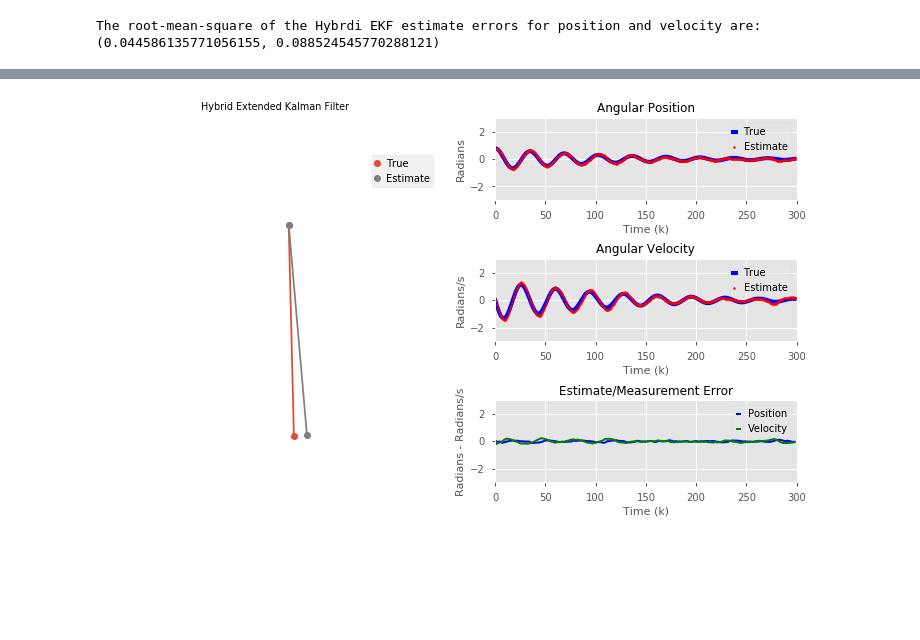
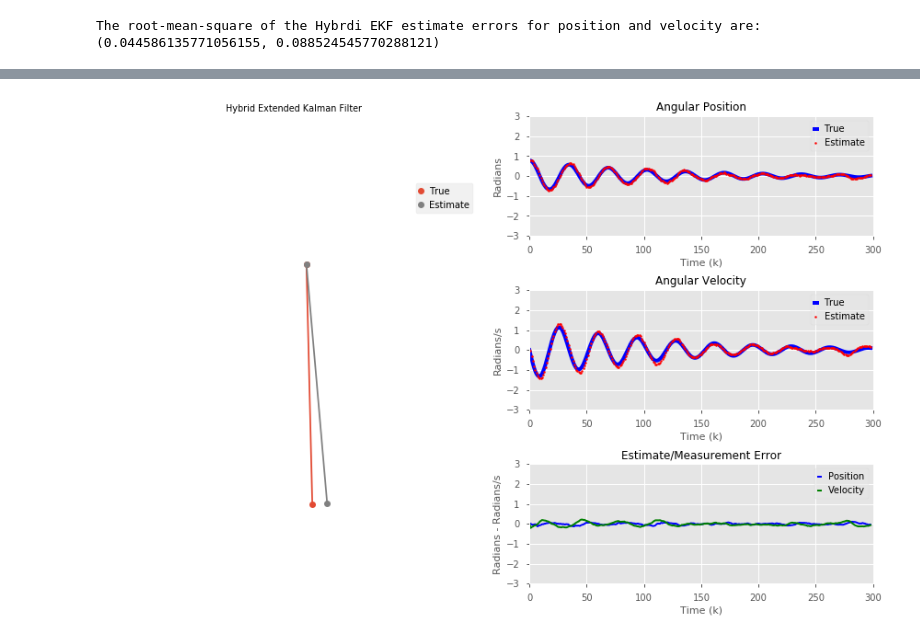
Before and after one commit to alsaibie/control_tutorials, a Jupyter notebook: KalmanFilter.ipynb, the cells around one changed output, grey strips where cells are left out. Saved outputs shown, nothing was run; the diff lists cells and outputs as text; code cells hidden in the pictures; blank space fills up the shorter version.

```diff
--- a/KalmanFilter.ipynb
+++ b/KalmanFilter.ipynb
@@ -85,8 +85,7 @@ The root-mean-square of the measurement errors for position and velocity are:  (
 # %%
 fig = plt.figure(figsize=(12, 8));
 annpen = animated_pendulum(fig, tm, Tm, L, xm, y, 'Raw Measurements')
-annpen_animation = annpen.get_animation_video()
-annpen_animation
+annpen_animation = annpen.get_animation_video(); annpen_animation
 # %% [output]
 [interactive output not drawn]
 [figure]
@@ -203,9 +202,8 @@ print('The root-mean-square of the KF estimate errors for position and velocity
 # %% [output]
 The root-mean-square of the KF estimate errors for position and velocity are: (0.14063015279584667, 0.26982451350565584)
 # %%
-fig = plt.figure(figsize=(10, 6));
+fig = plt.figure(figsize=(12, 8));
 annpen = animated_pendulum(fig, tm, Tm, L, xm, xhat, 'Kalman Filter')
-annpen_animation = annpen.get_animation_video()
-annpen_animation
+annpen_animation = annpen.get_animation_video(); annpen_animation
 # %% [output]
 [interactive output not drawn]
@@ -321,10 +319,9 @@ print('The root-mean-square of the Hybrdi EKF estimate errors for position and v
 # %% [output]
 The root-mean-square of the Hybrdi EKF estimate errors for position and velocity are: (0.044586135771056155, 0.088524545770288121)
 # %%
-fig = plt.figure(figsize=(10, 6));
+fig = plt.figure(figsize=(12, 8));
 annpen = animated_pendulum(fig, tm, Tm, L, xm, xhat_ekf, 'Hybrid Extended Kalman Filter')
-annpen_animation = annpen.get_animation_video()
-annpen_animation
+annpen_animation = annpen.get_animation_video(); annpen_animation
 # %% [output]
 [interactive output not drawn]
-[figure, old version]
+[figure, new version]
```
Also changed, not shown: parts of 1 cell of this notebook.
